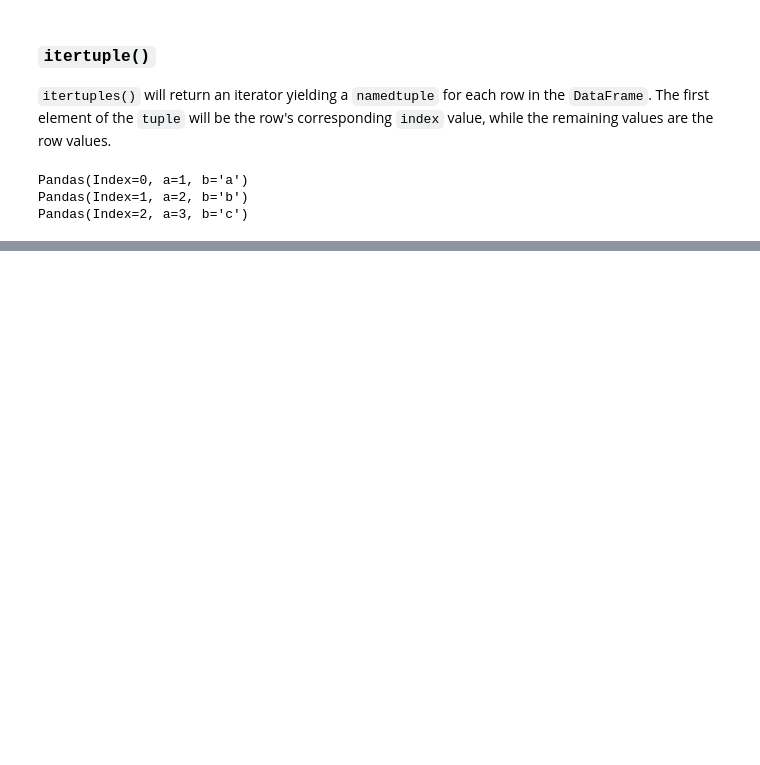
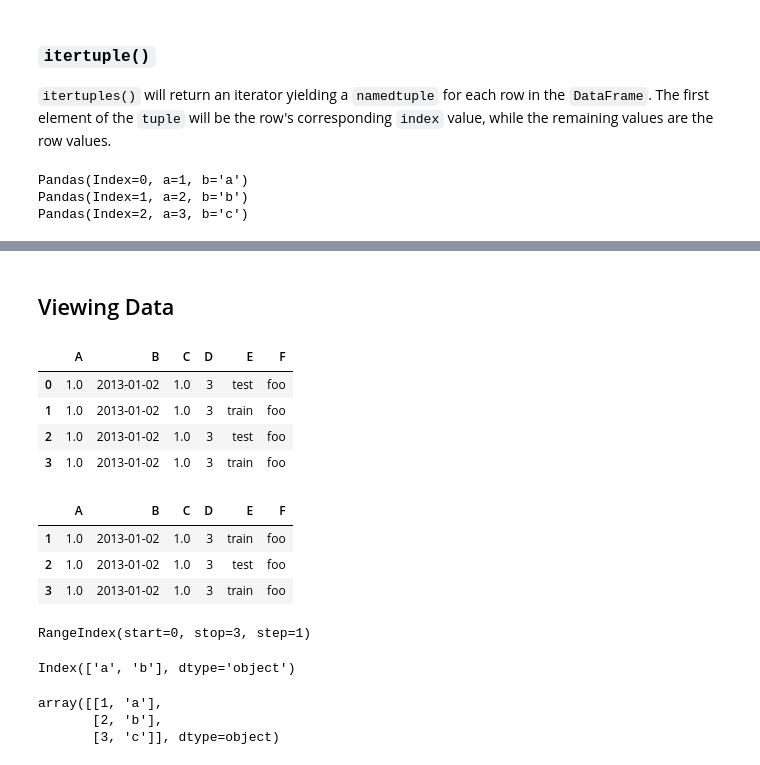
Before and after one commit to Leighson/lighthouse-data-notes-v2, a Jupyter notebook: w02_d2/notes.ipynb, the cells around one changed output, grey strips where cells are left out. Drawn from its saved outputs; the diff is of its cells as text; code cells hidden in the pictures; blank space fills up the shorter version.

Commit message:
Complete Pandas viewing refresher.

```diff
--- a/w02_d2/notes.ipynb
+++ b/w02_d2/notes.ipynb
@@ -315,0 +357,31 @@ Pandas(Index=2, a=3, b='c')
+# %% [markdown]
+## Viewing Data
+# %%
+df2.head()
+# %% [output]
+|  | A | B | C | D | E | F |
+| 0 | 1.0 | 2013-01-02 | 1.0 | 3 | test | foo |
+| 1 | 1.0 | 2013-01-02 | 1.0 | 3 | train | foo |
+| 2 | 1.0 | 2013-01-02 | 1.0 | 3 | test | foo |
+| 3 | 1.0 | 2013-01-02 | 1.0 | 3 | train | foo |
+# %%
+df2.tail(3)
+# %% [output]
+|  | A | B | C | D | E | F |
+| 1 | 1.0 | 2013-01-02 | 1.0 | 3 | train | foo |
+| 2 | 1.0 | 2013-01-02 | 1.0 | 3 | test | foo |
+| 3 | 1.0 | 2013-01-02 | 1.0 | 3 | train | foo |
+# %%
+df.index
+# %% [output]
+RangeIndex(start=0, stop=3, step=1)
+# %%
+df.columns
+# %% [output]
+Index(['a', 'b'], dtype='object')
+# %%
+df.to_numpy()
+# %% [output]
+array([[1, 'a'],
+       [2, 'b'],
+       [3, 'c']], dtype=object)
```
Also changed, not shown: parts of 20 cells of this notebook.
